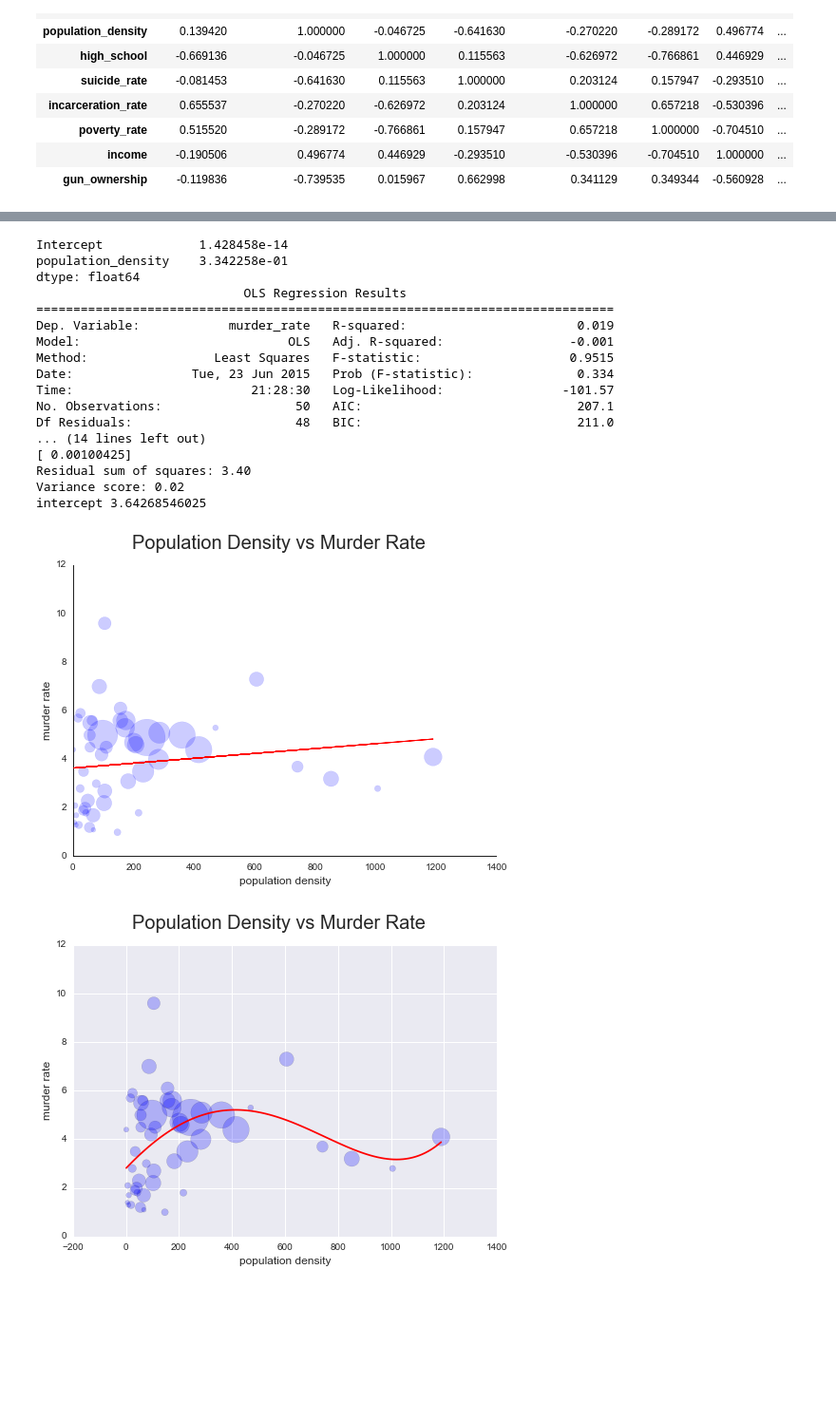
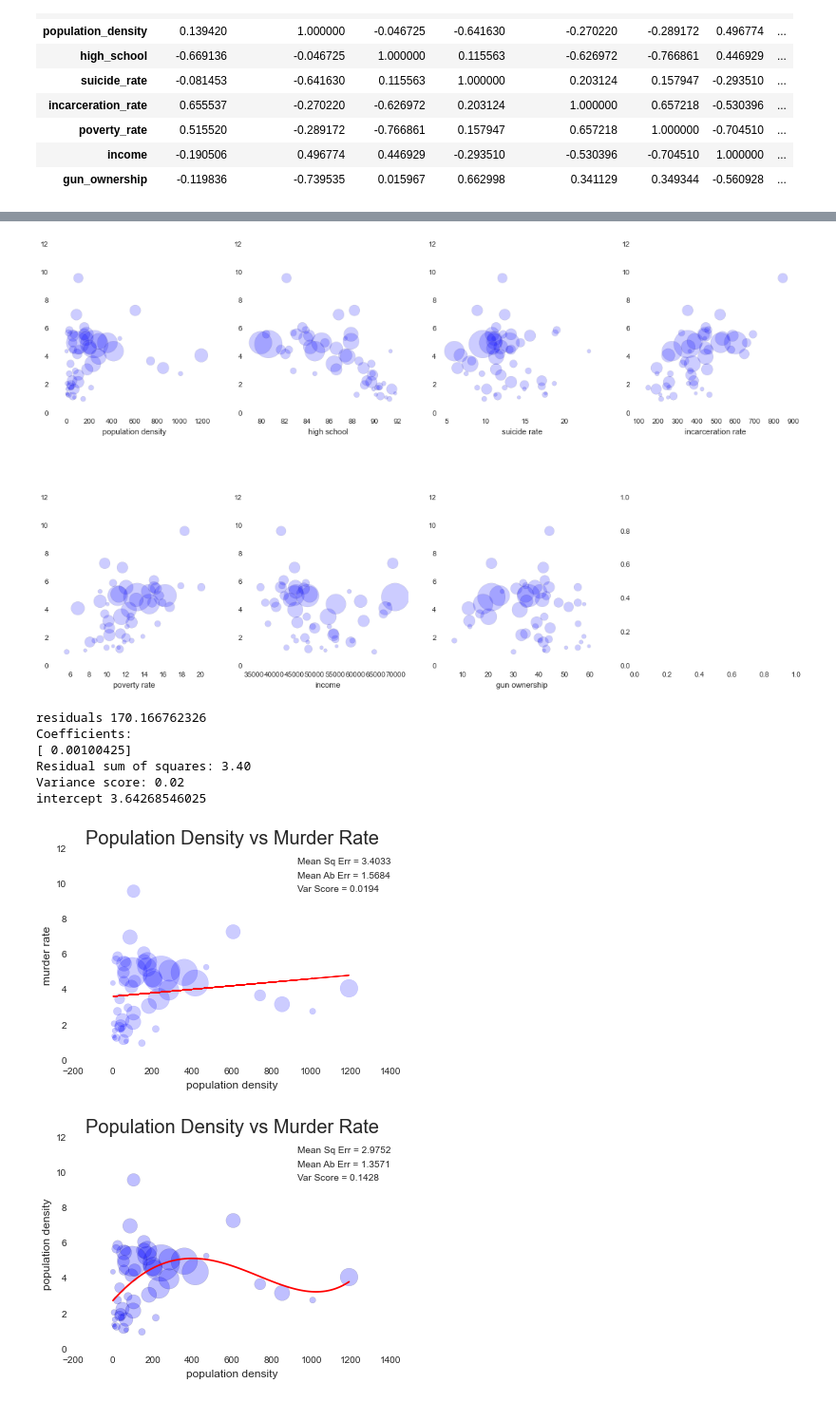
Before and after one commit to JeremyMcCormick/DAT_SF_14, a Jupyter notebook: myproject/crime.ipynb, the cells around one changed output, grey strips where cells are left out. Shown at 95% size. Drawn from its saved outputs; the diff is of its cells as text; code cells hidden in the pictures; blank space fills up the shorter version.

```diff
--- a/myproject/crime.ipynb
+++ b/myproject/crime.ipynb
@@ -95 +115,30 @@ plt.savefig('corr.png')
+# %%
+"""
+Plot feature on X vs predicted variable on Y for all features of interest.
+"""
+
+f, ((ax1, ax2, ax3, ax4), (ax5, ax6, ax7, ax8)) = plt.subplots(2, 4)
+
+f.set_size_inches(18.5, 10.5)
+
+x_cols = ['population_density', 'high_school', 'suicide_rate',
+          'incarceration_rate', 'poverty_rate', 'income', 'gun_ownership']
+axes = [ax1, ax2, ax3, ax4, ax5, ax6, ax7]
+
+def plot_ax(ax, x_col_name):
+
+    ax.scatter(combined[x_col_name], combined["murder_rate"], s=combined['population']/25000., alpha=0.2)
+    x_margin = (combined[x_col_name].max() - combined[x_col_name].min()) * 0.1
+    ax.set_xlim([combined[x_col_name].min() - x_margin, combined[x_col_name].max() + x_margin])
+    ax.set_xlabel(x_col_name.replace("_", " "))
+    ax.set_axis_bgcolor("white")
+
+for a, x in zip(axes, x_cols):
+    plot_ax(a, x)
+
+ax8.set_axis_bgcolor("white")
+
+f.subplots_adjust(hspace=0.5)
+# %% [output]
+[figure, added]
 # %%
@@ -156,7 +230,10 @@ def fit_ols(df, x_col_name, y_col_name="murder_rate"):
     print ols_fit.pvalues
     print ols_fit.summary()
 # %%
-def fit_lasso(df, title, x_col_name, y_col_name="murder_rate", degree=4, alpha=1e-3):
+"""
+Perform a polynomial fit of degree 3 with LASSO (L1-norm) constraint of coefficients.
+"""
+def fit_lasso(df, title, x_col_name, y_col_name="murder_rate", degree=3, alpha=1e-3):
 
     x = df[x_col_name].values.reshape(-1,1)
     y = df[y_col_name].values.reshape(-1,1)
@@ -165,41 +242,44 @@ def fit_lasso(df, title, x_col_name, y_col_name="murder_rate", degree=4, alpha=1
     est = make_pipeline(PolynomialFeatures(degree), Lasso(alpha=alpha, max_iter=1000))
     est.fit(x, y)
 
+    predicted = est.predict(x)
+    truth = df[y_col_name].values
+
+    mse = mean_squared_error(truth, predicted)
+    mae = mean_absolute_error(truth, predicted)
+
     x_min = df[x_col_name].min()
     x_max = df[x_col_name].max()
     x_plot = np.linspace(x_min, x_max, 100)
 
-    fig,ax = plt.subplots(1,1)
+    fig = plt.figure()
+    ax = fig.add_subplot(111, axisbg="white")
+
+    ax.grid(b=False)
+
     ax.scatter(x, y, s=df['population']/25000, alpha=0.25)
     ax.plot(x_plot, est.predict(x_plot[:, np.newaxis]), color='red')
 
-    plt.suptitle(title, fontsize=20)
-    plt.xlabel(x_col_name.replace('_', ' '), fontsize=12)
-    plt.ylabel(x_col_name.replace('_', ' '), fontsize=12)
+    ax.annotate("Mean Sq Err = " + str(round(mse, 4)), xy=(0.7, 0.85), xycoords="figure fraction")
+    ax.annotate("Mean Ab Err = " + str(round(mae, 4)), xy=(0.7, 0.8), xycoords="figure fraction")
+    ax.annotate("Var Score = " + str(round(est.score(x, y), 4)), xy=(0.7, 0.75), xycoords="figure fraction")
+
+    ax.set_title(title, fontsize=20)
+    ax.set_xlabel(x_col_name.replace('_', ' '), fontsize=12)
+    ax.set_ylabel(x_col_name.replace('_', ' '), fontsize=12)
 
     plt.show()
 # %%
-fit_ols(combined, 'population_density')
+#fit_ols(combined, 'population_density')
 fit_lin(combined, 'Population Density vs Murder Rate', 'population_density')
-fit_poly(combined, 'Population Density vs Murder Rate', 'population_density')
+#fit_poly(combined, 'Population Density vs Murder Rate', 'population_density')
 fit_lasso(combined, 'Population Density vs Murder Rate', 'population_density')
 # %% [output]
-Intercept             1.428458e-14
-population_density    3.342258e-01
-dtype: float64
-                            OLS Regression Results
-==============================================================================
-Dep. Variable:            murder_rate   R-squared:                       0.019
-Model:                            OLS   Adj. R-squared:                 -0.001
-Method:                 Least Squares   F-statistic:                    0.9515
-Date:                Tue, 23 Jun 2015   Prob (F-statistic):              0.334
-Time:                        21:28:30   Log-Likelihood:                -101.57
-No. Observations:                  50   AIC:                             207.1
-Df Residuals:                      48   BIC:                             211.0
-... (14 lines left out)
+residuals 170.166762326
+Coefficients:
 [ 0.00100425]
 Residual sum of squares: 3.40
 Variance score: 0.02
 intercept 3.64268546025
-[figure, old version]
+[figure, new version]
-[figure, old version]
+[figure, new version]
```
Also changed, not shown: parts of 17 cells of this notebook, 3 other files.
